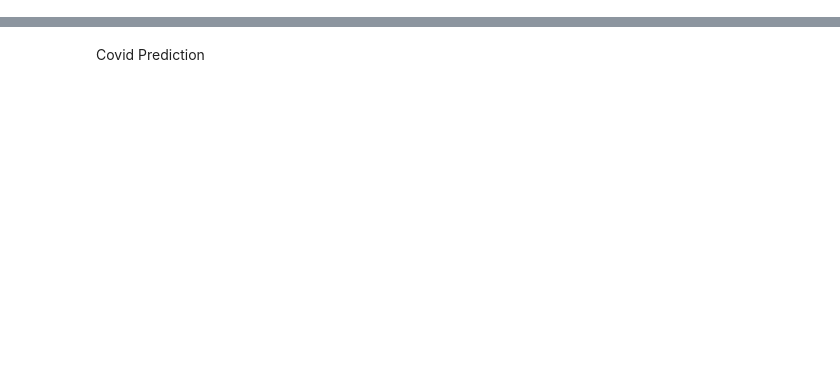
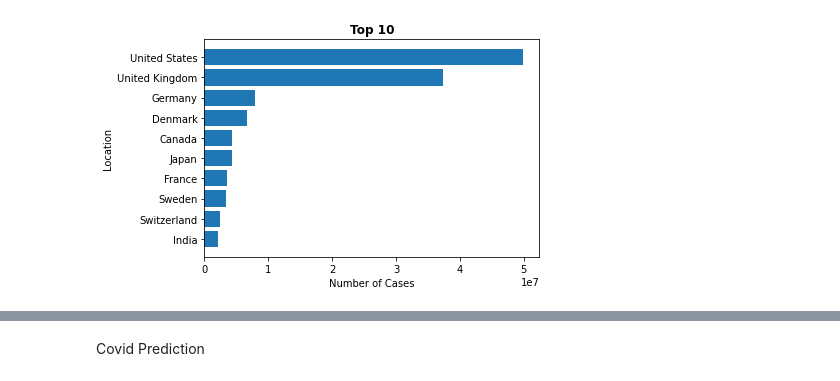
Before and after one commit to yy1200/COVID-19, a Jupyter notebook: COVID_19.ipynb, the cells around one changed output, grey strips where cells are left out. Saved outputs shown, nothing was run; the diff lists cells and outputs as text; code cells hidden in the pictures; blank space fills up the shorter version.

```diff
--- a/COVID_19.ipynb
+++ b/COVID_19.ipynb
@@ -115,10 +185,13 @@ circle_map
 # %%
 x=t.iloc[-10:,0]
 y=t.iloc[-10:,3]
-plt.xlabel("Number of Case")
+plt.title("Top 10",loc='center',fontweight="bold")
+plt.xlabel("Number of Cases")
 plt.ylabel("Location")
 plt.barh(x,y)
 plt.show()
+# %% [output]
+[figure, added]
 # %%
 for virus in df.variant.unique():
   df1 = df.loc[df['variant'] == virus].groupby('location')['num_sequences'].agg('sum').sort_values(ascending=True)[-10:]
```
Also changed, not shown: parts of 19 cells of this notebook.
